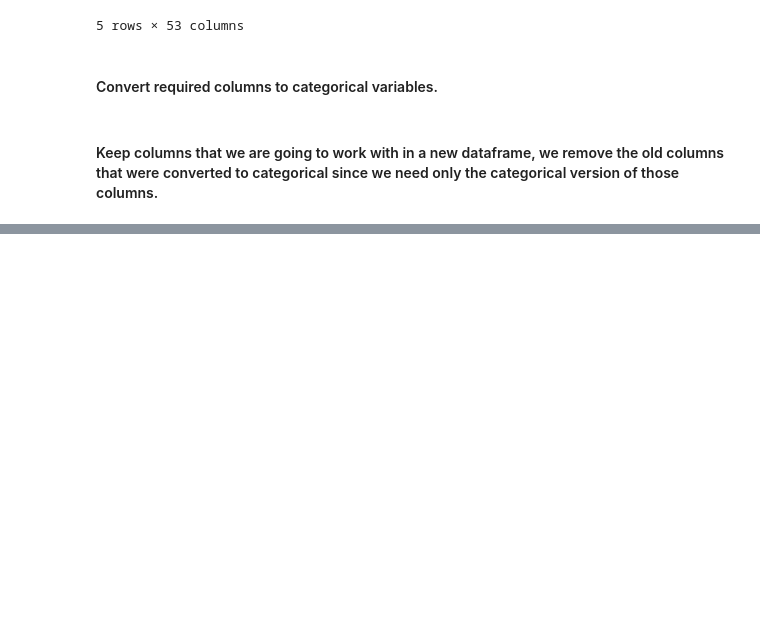
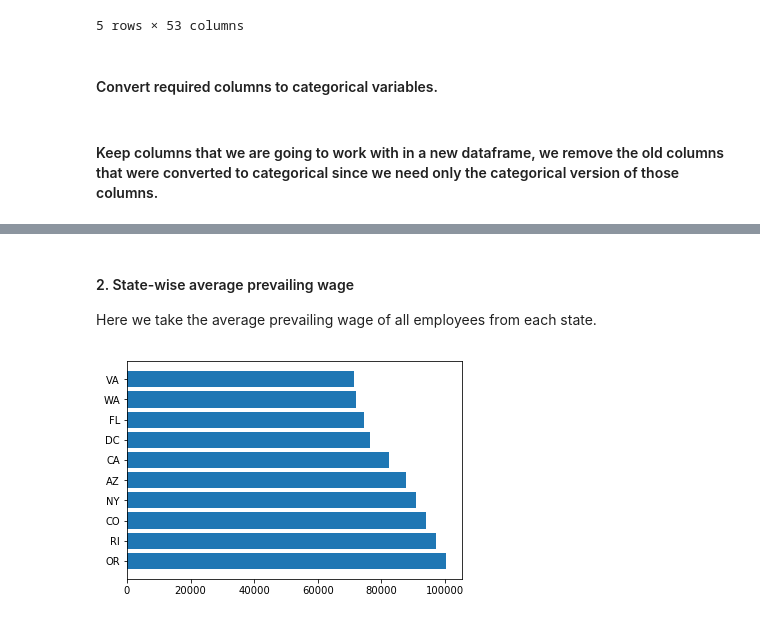
Before and after one commit to anupambhatta/H1BAnalytics, a Jupyter notebook: First_Attempt.ipynb, the cells around one changed output, grey strips where cells are left out. Saved outputs shown, nothing was run; the diff lists cells and outputs as text; code cells hidden in the pictures; blank space fills up the shorter version.

```diff
--- a/First_Attempt.ipynb
+++ b/First_Attempt.ipynb
@@ -146,0 +208,13 @@ h1b_labledPoints.take(2)
+# %% [markdown]
+#### 2. State-wise average prevailing wage
+Here we take the average prevailing wage of all employees from each state.
+# %%
+prevailingwage_by_state = h1b_data_frame.map(lambda x :(x.EMPLOYER_STATE, (x.PREVAILING_WAGE, 1)))\
+    .reduceByKey(lambda x, y : (x[0]+y[0], x[1]+y[1]))\
+    .mapValues(lambda x : float(x[0])/float(x[1]))
+prevailingwage_by_state_sorted = prevailingwage_by_state.sortBy(lambda x : x[1], ascending=False)
+prevailingwage_by_state_sorted_10 = prevailingwage_by_state_sorted.toDF().limit(10)
+barPlot(prevailingwage_by_state_sorted_10)
+plt.show()
+# %% [output]
+[figure, added]
```
Also changed, not shown: parts of 26 cells of this notebook.
